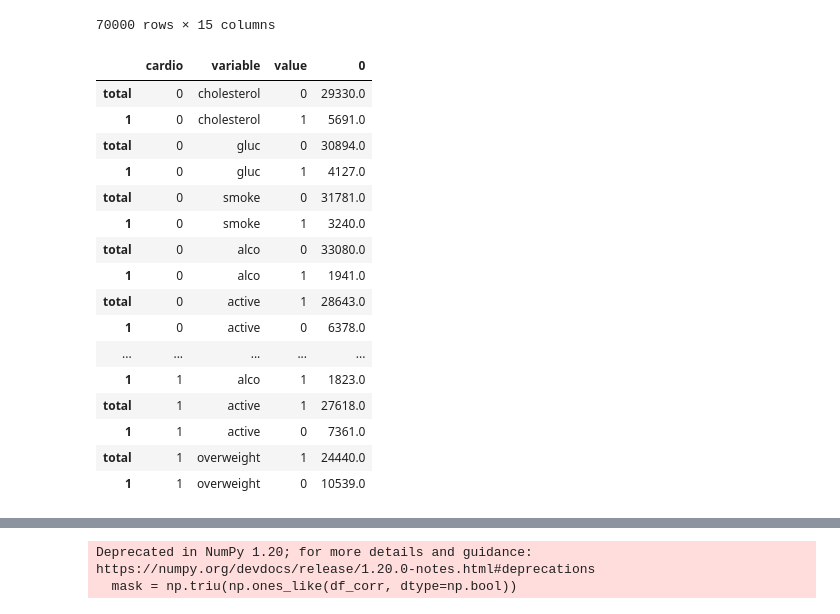
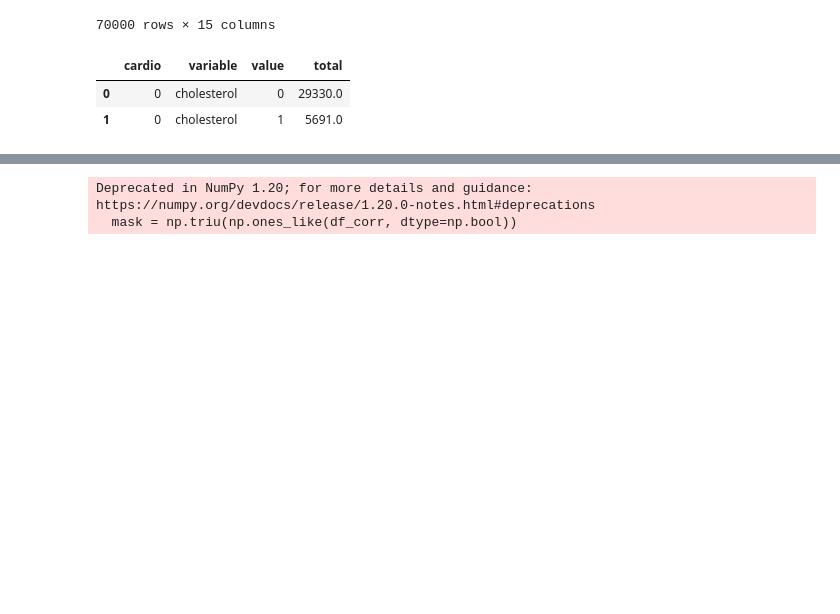
Before and after one commit to JavierRojas14/Medical_Data_Visualizer, a Jupyter notebook: medical_examination.ipynb, the cells around one changed output, grey strips where cells are left out. Saved outputs shown, nothing was run; the diff lists cells and outputs as text; code cells hidden in the pictures; blank space fills up the shorter version.

```diff
--- a/medical_examination.ipynb
+++ b/medical_examination.ipynb
@@ -37,37 +37,23 @@ df
 # %%
 df_cat = pd.melt(df, id_vars = 'cardio', value_vars = ['cholesterol', 'gluc', 'smoke', 'alco', 'active', 'overweight'])
 
 df_cat_0 = df_cat[df_cat['cardio'] == 0]
 df_cat_1 = df_cat[df_cat['cardio'] == 1]
 
 lista_df = [df_cat_0, df_cat_1]
 
 df_total = pd.DataFrame(columns = ['cardio', 'variable', 'value'])
 
 for dfs in lista_df:
     for i in dfs.variable.unique():
         df_nueva = dfs[dfs['variable'] == i]
         df_nueva = pd.DataFrame(df_nueva.value_counts())
         df_nueva = df_nueva.reset_index()
         df_total = pd.concat([df_total, df_nueva])
 
 df_total.rename(columns = {0: 'total'}, inplace = True)
-df_total
+df_total.head(2)
 # %% [output]
-|  | cardio | variable | value | 0 |
-| total | 0 | cholesterol | 0 | 29330.0 |
+|  | cardio | variable | value | total |
+| 0 | 0 | cholesterol | 0 | 29330.0 |
 | 1 | 0 | cholesterol | 1 | 5691.0 |
-| total | 0 | gluc | 0 | 30894.0 |
-| 1 | 0 | gluc | 1 | 4127.0 |
-| total | 0 | smoke | 0 | 31781.0 |
-| 1 | 0 | smoke | 1 | 3240.0 |
-| total | 0 | alco | 0 | 33080.0 |
-| 1 | 0 | alco | 1 | 1941.0 |
-| total | 0 | active | 1 | 28643.0 |
-| 1 | 0 | active | 0 | 6378.0 |
-| ... | ... | ... | ... | ... |
-| 1 | 1 | alco | 1 | 1823.0 |
-| total | 1 | active | 1 | 27618.0 |
-| 1 | 1 | active | 0 | 7361.0 |
-| total | 1 | overweight | 1 | 24440.0 |
-| 1 | 1 | overweight | 0 | 10539.0 |
```
Also changed, not shown: parts of 4 cells of this notebook.
